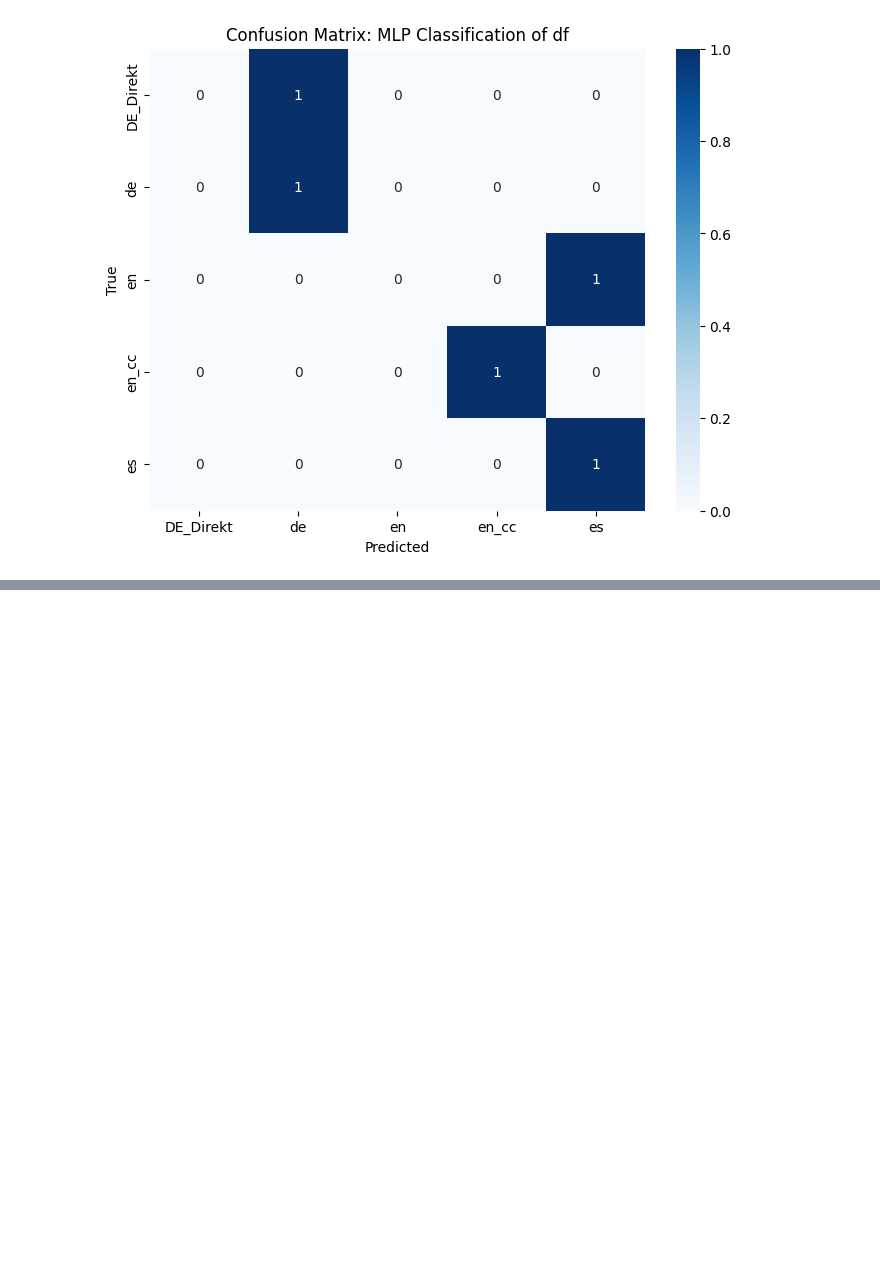
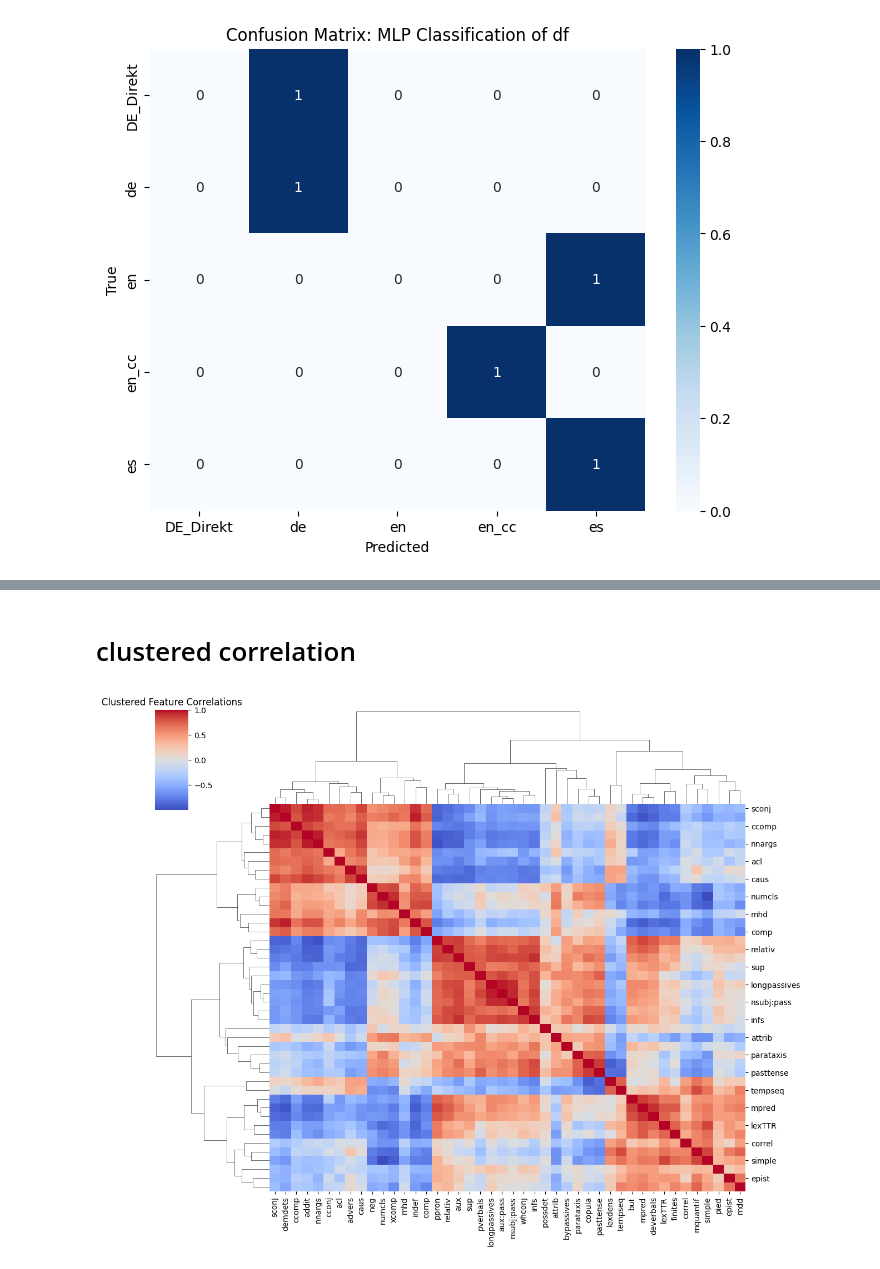
Before and after one commit to happy522/Analysis-of-Subtitles, a Jupyter notebook: subtitles_analysis.ipynb, the cells around one changed output, grey strips where cells are left out. Drawn from its saved outputs; the diff is of its cells as text; code cells hidden in the pictures; blank space fills up the shorter version.

```diff
--- a/subtitles_analysis.ipynb
+++ b/subtitles_analysis.ipynb
@@ -492,0 +507,8 @@ df
+# %% [markdown]
+# clustered correlation
+# %%
+sns.clustermap(corr, cmap='coolwarm', figsize=(12,10))
+plt.title("Clustered Feature Correlations")
+plt.show()
+# %% [output]
+[figure, added]
```
Also changed, not shown: parts of 14 cells of this notebook, 7 other files.
